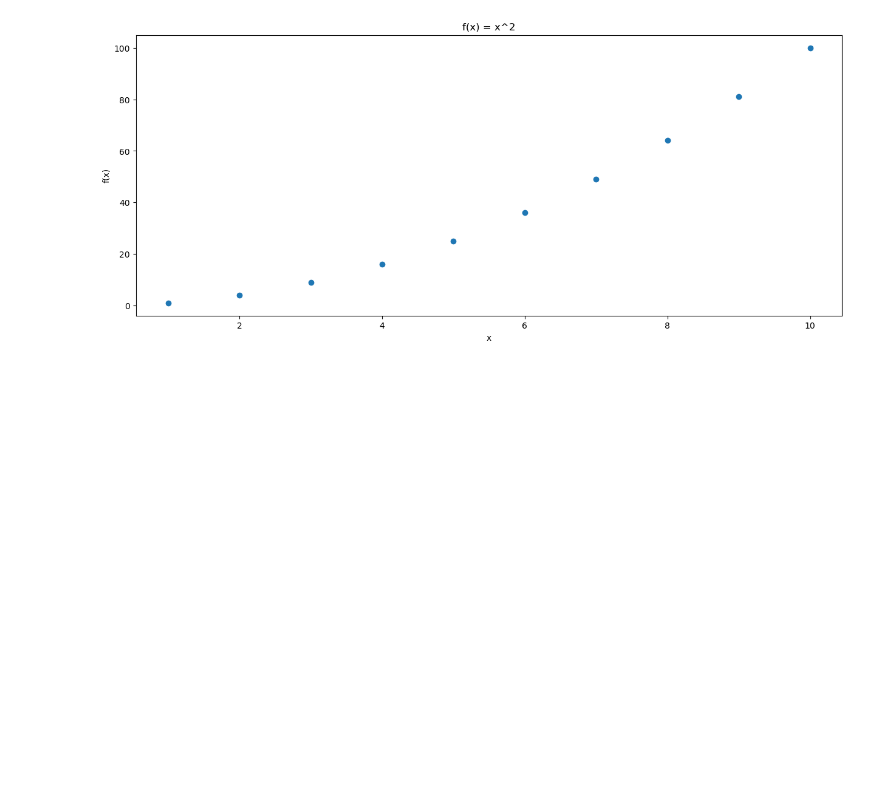
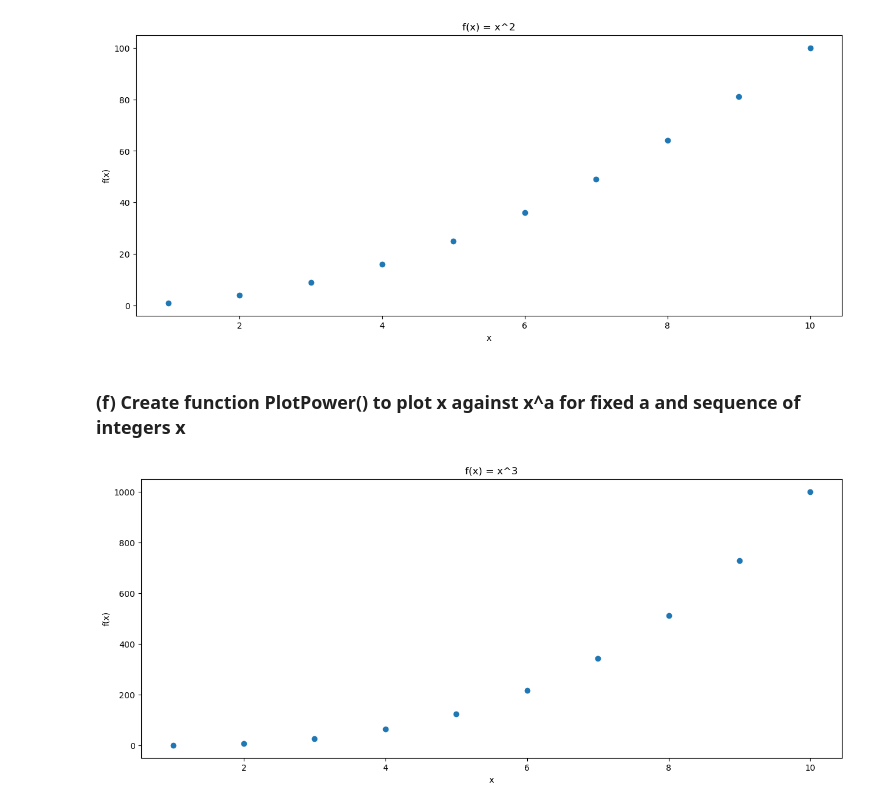
Before and after one commit to carmancater/an-introduction-to-statistical-learning-with-applications-in-python, a Jupyter notebook: Chapter 04 - Classification/Ch 4 Ex 15.ipynb, the cells around one changed output. Drawn from its saved outputs; the diff is of its cells as text; code cells hidden in the pictures; blank space fills up the shorter version.

```diff
--- a/Chapter 04 - Classification/Ch 4 Ex 15.ipynb
+++ b/Chapter 04 - Classification/Ch 4 Ex 15.ipynb
@@ -54,3 +55,26 @@ plt.title('f(x) = x^2')
 plt.show()
 # %% [output]
 [figure]
+# %% [markdown]
+### (f) Create function PlotPower() to plot x against x^a for fixed a and sequence of integers x
+# %%
+def PlotPower(domain, a):
+    data = {}
+
+    for x in domain:
+        data[x] = x**a
+
+    x = list(data.keys())
+    y = list(data.values())
+
+    fig = plt.figure(figsize = (15, 6))
+    plt.scatter(x, y)
+
+    plt.xlabel("x")
+    plt.ylabel("f(x)")
+    plt.title('f(x) = x^'+ str(a))
+    plt.show()
+# %%
+PlotPower(np.arange(1, 11), 3)
+# %% [output]
+[figure, added]
```
Also changed, not shown: parts of 3 cells of this notebook, 2 other files.
